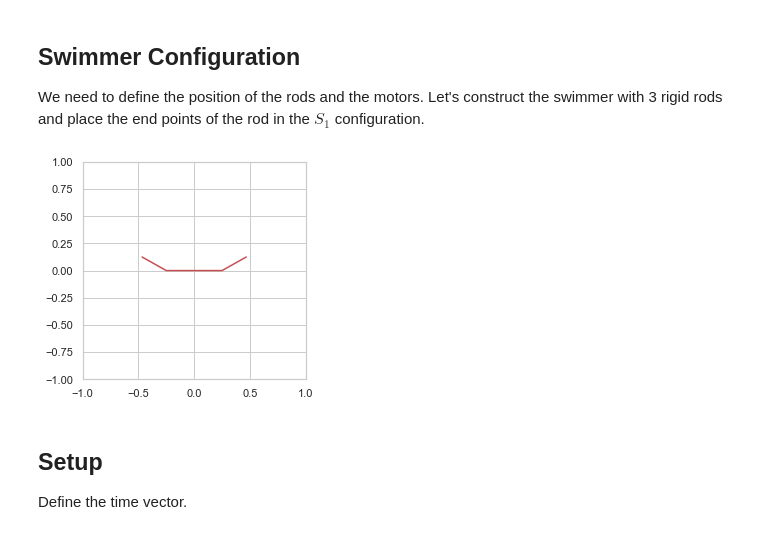
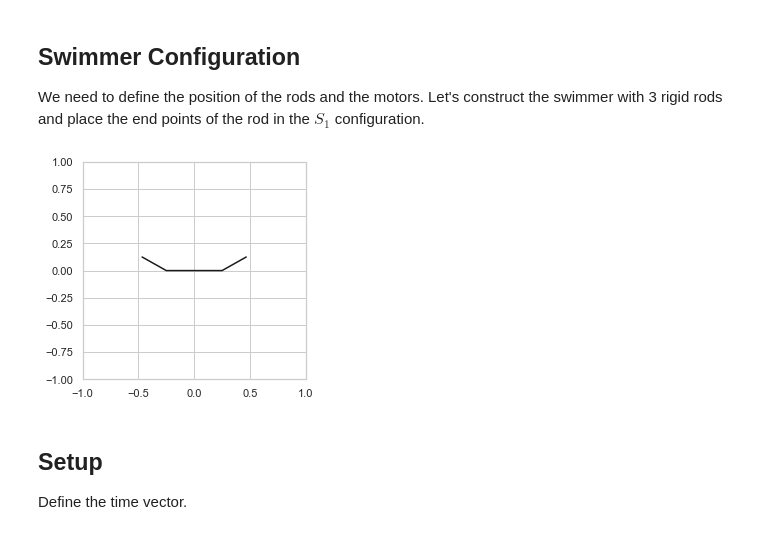
Before and after one commit to shivChitinous/stokes-flow, a Jupyter notebook: purcell_swimmer.ipynb, the cells around one changed output. Cells and saved outputs as stored; diff of their text form; code cells hidden in the pictures.

```diff
--- a/purcell_swimmer.ipynb
+++ b/purcell_swimmer.ipynb
@@ -32,10 +32,10 @@ s[3,0:2] = np.array([size*et*np.cos(ph)+size/2,size*et*np.sin(ph)]) #arm 2
 r = np.array([1,2]) #motor specifications
 # %%
 plt.figure(figsize=(4,4))
-plt.plot(s.T[0],s.T[1],'r-')
+plt.plot(s.T[0],s.T[1],'k-')
 plt.xlim(-1,1); plt.ylim(-1,1);
 # %% [output]
-[figure, old version]
+[figure, new version]
 # %% [markdown]
 ## Setup
 
```
Also changed, not shown: parts of 2 cells of this notebook.
